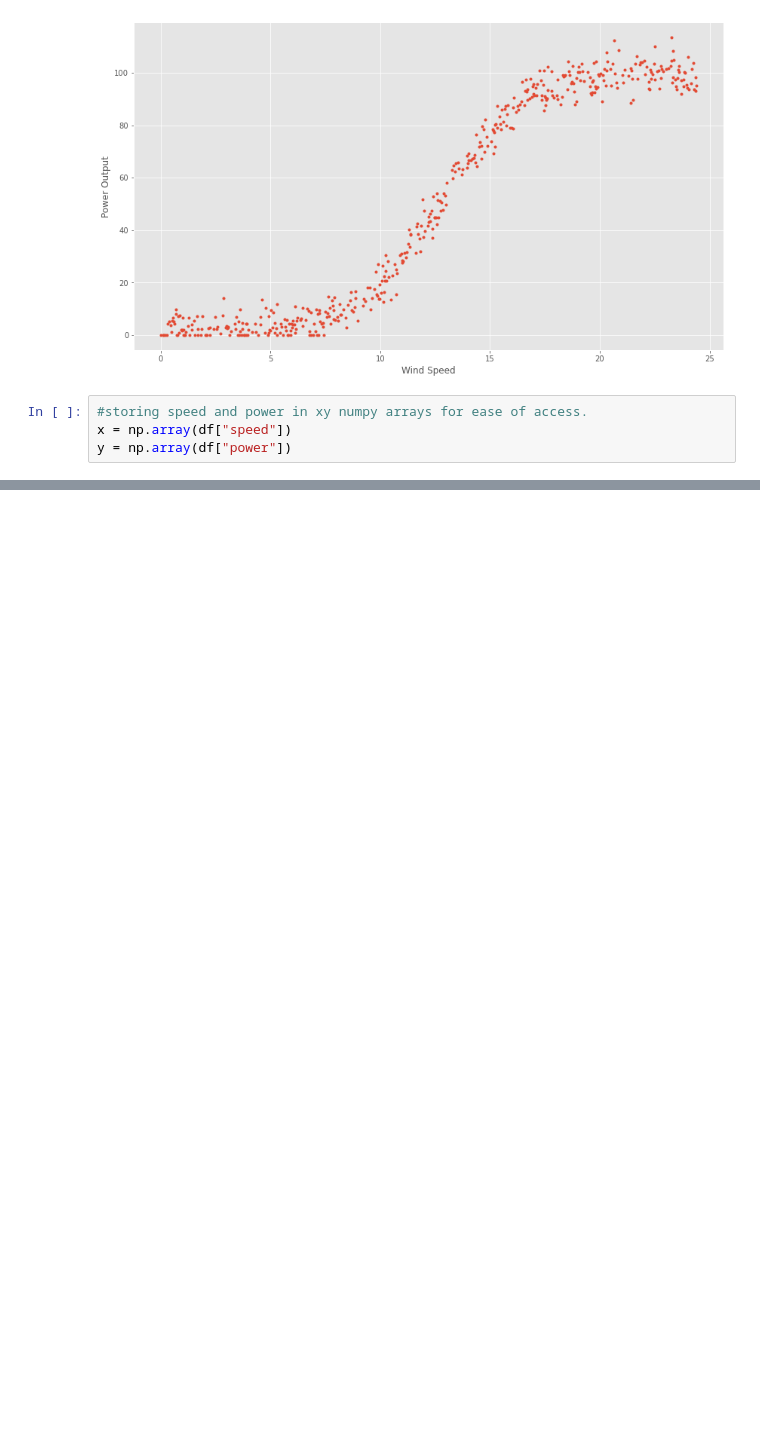
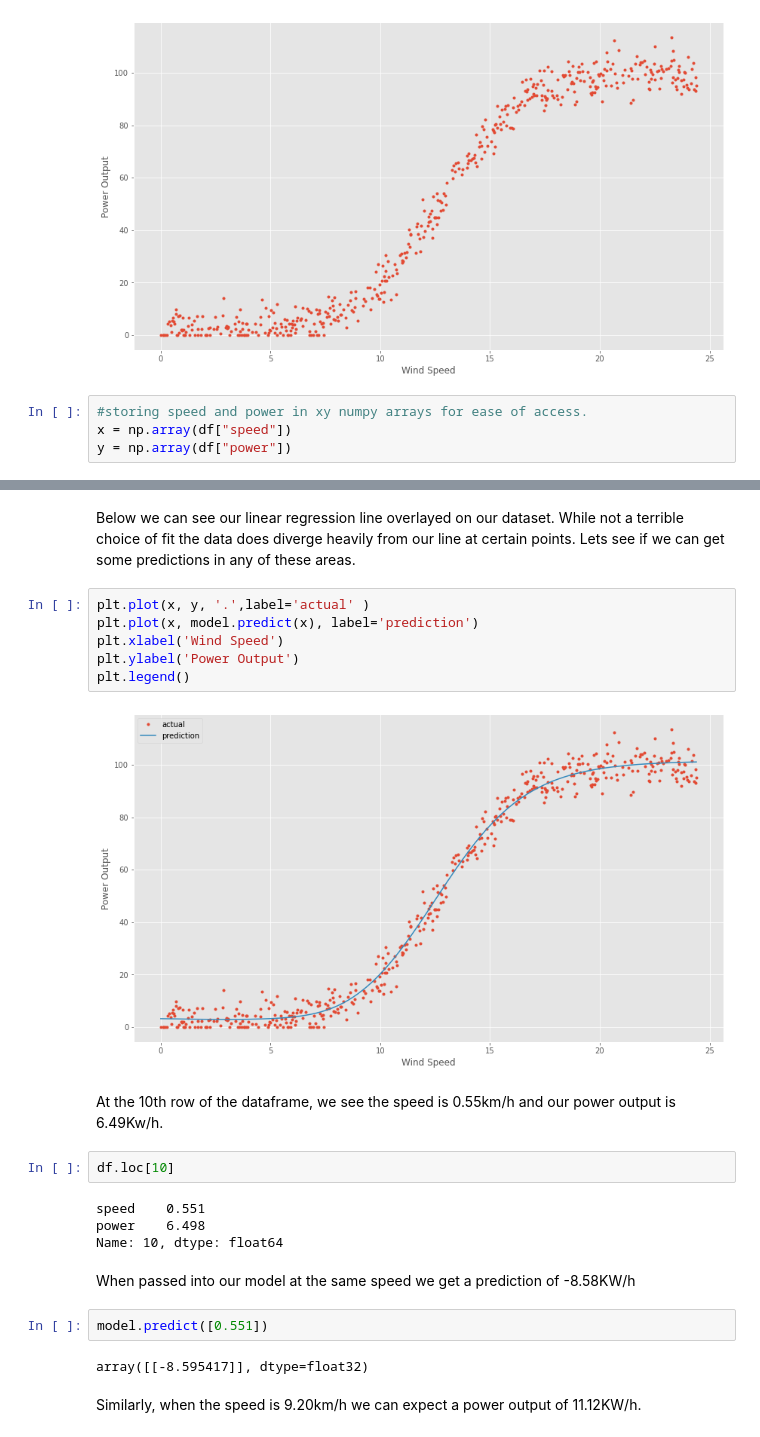
Before and after one commit to ocoleman/machineLearning-project2020, a Jupyter notebook: model-training.ipynb, the cells around one changed output, grey strips where cells are left out. Drawn from its saved outputs; the diff is of its cells as text; blank space fills up the shorter version.

```diff
--- a/model-training.ipynb
+++ b/model-training.ipynb
@@ -150,0 +113,26 @@ array([[101.263565]], dtype=float32)
+# %% [markdown]
+Below we can see our linear regression line overlayed on our dataset. While not a terrible choice of fit the data does diverge heavily from our line at certain points. Lets see if we can get some predictions in any of these areas.
+# %%
+plt.plot(x, y, '.',label='actual' )
+plt.plot(x, model.predict(x), label='prediction')
+plt.xlabel('Wind Speed')
+plt.ylabel('Power Output')
+plt.legend()
+# %% [output]
+[figure, added]
+# %% [markdown]
+At the 10th row of the dataframe, we see the speed is 0.55km/h and our power output is 6.49Kw/h.
+# %%
+df.loc[10]
+# %% [output]
+speed    0.551
+power    6.498
+Name: 10, dtype: float64
+# %% [markdown]
+When passed into our model at the same speed we get a prediction of -8.58KW/h
+# %%
+model.predict([0.551])
+# %% [output]
+array([[-8.595417]], dtype=float32)
+# %% [markdown]
+Similarly, when the speed is 9.20km/h we can expect a power output of 11.12KW/h.
```
Also changed, not shown: parts of 39 cells of this notebook.
